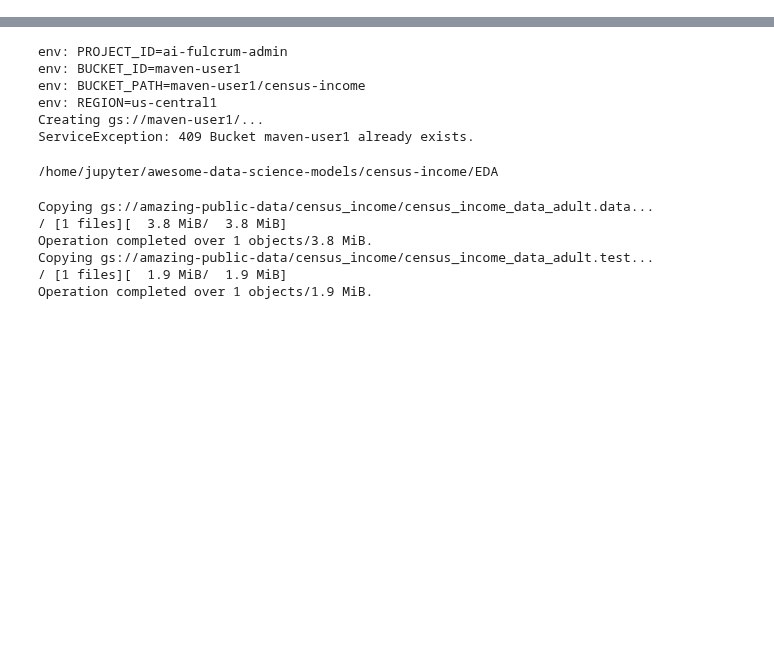
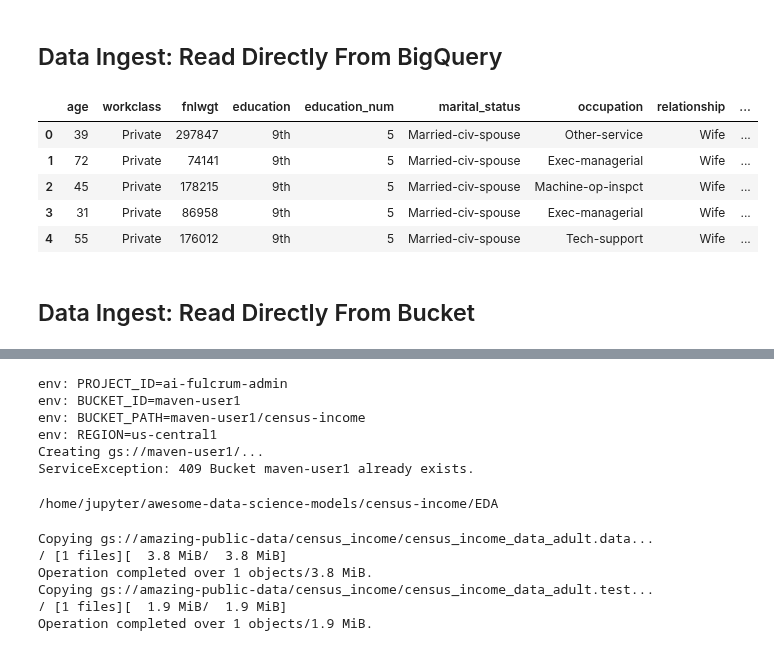
Before and after one commit to data-describe/awesome-data-science-models, a Jupyter notebook: census-income/EDA/Census_Income_EDA.ipynb, the cells around one changed output, grey strips where cells are left out. Cells and saved outputs as stored; diff of their text form; code cells hidden in the pictures; blank space fills up the shorter version.

Commit message:
Add other data ingestion methods to EDA notebook

```diff
--- a/census-income/EDA/Census_Income_EDA.ipynb
+++ b/census-income/EDA/Census_Income_EDA.ipynb
@@ -4,3 +4,20 @@ import numpy as np
 import data_describe as dd
 import seaborn as sns
 import matplotlib.pyplot as plt
+# %% [markdown]
+## Data Ingest: Read Directly From BigQuery
+# %%
+QUERY = 'SELECT * FROM `mwpmltr.census_income.adult_data`'
+
+df = pd.read_gbq(QUERY)
+# %%
+df.head()
+# %% [output]
+|  | age | workclass | fnlwgt | education | education_num | marital_status | occupation | relationship | ... |
+| 0 | 39 | Private | 297847 | 9th | 5 | Married-civ-spouse | Other-service | Wife | ... |
+| 1 | 72 | Private | 74141 | 9th | 5 | Married-civ-spouse | Exec-managerial | Wife | ... |
+| 2 | 45 | Private | 178215 | 9th | 5 | Married-civ-spouse | Machine-op-inspct | Wife | ... |
+| 3 | 31 | Private | 86958 | 9th | 5 | Married-civ-spouse | Exec-managerial | Wife | ... |
+| 4 | 55 | Private | 176012 | 9th | 5 | Married-civ-spouse | Tech-support | Wife | ... |
+# %% [markdown]
+## Data Ingest: Read Directly From Bucket
```
Also changed, not shown: parts of 3 cells of this notebook.
